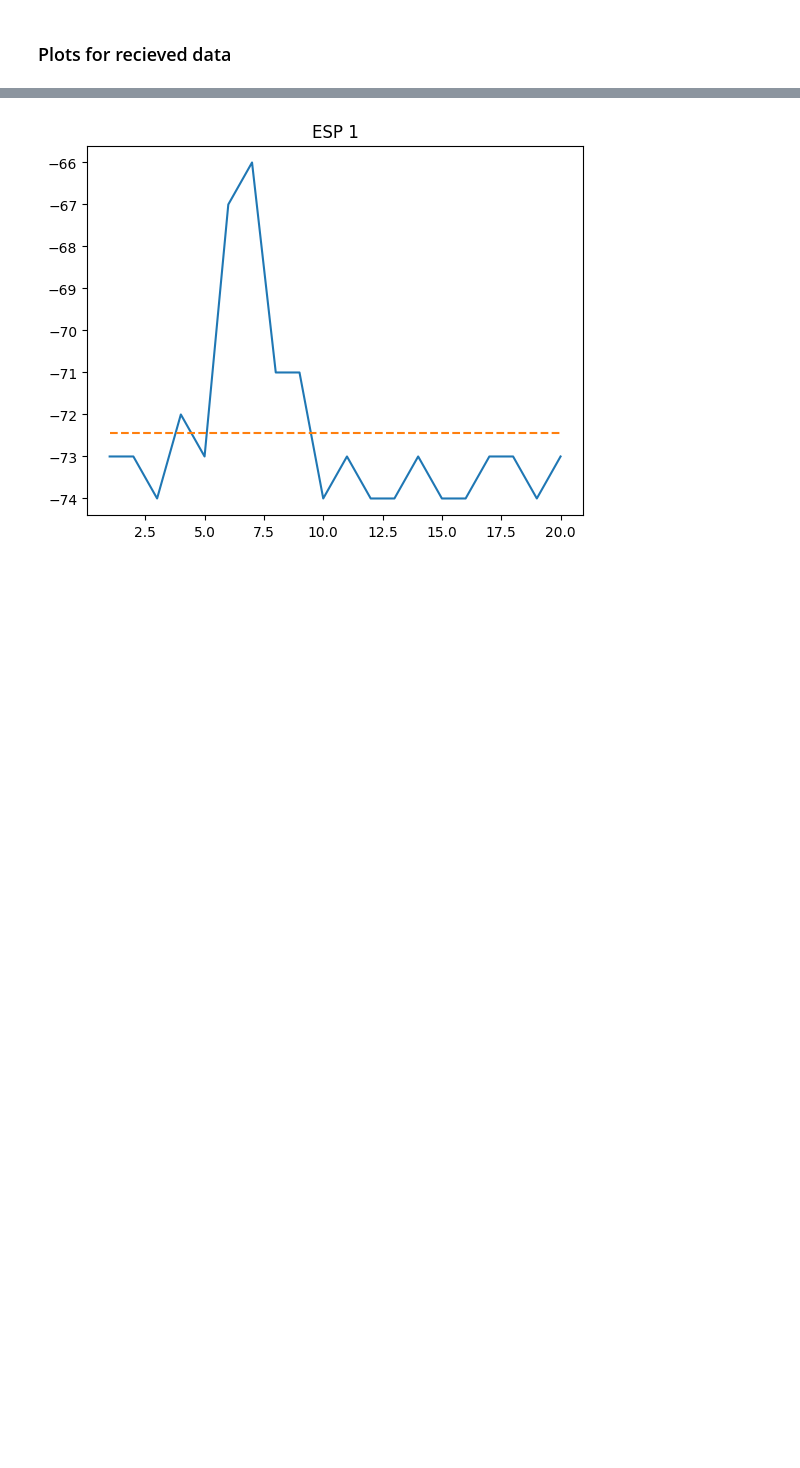
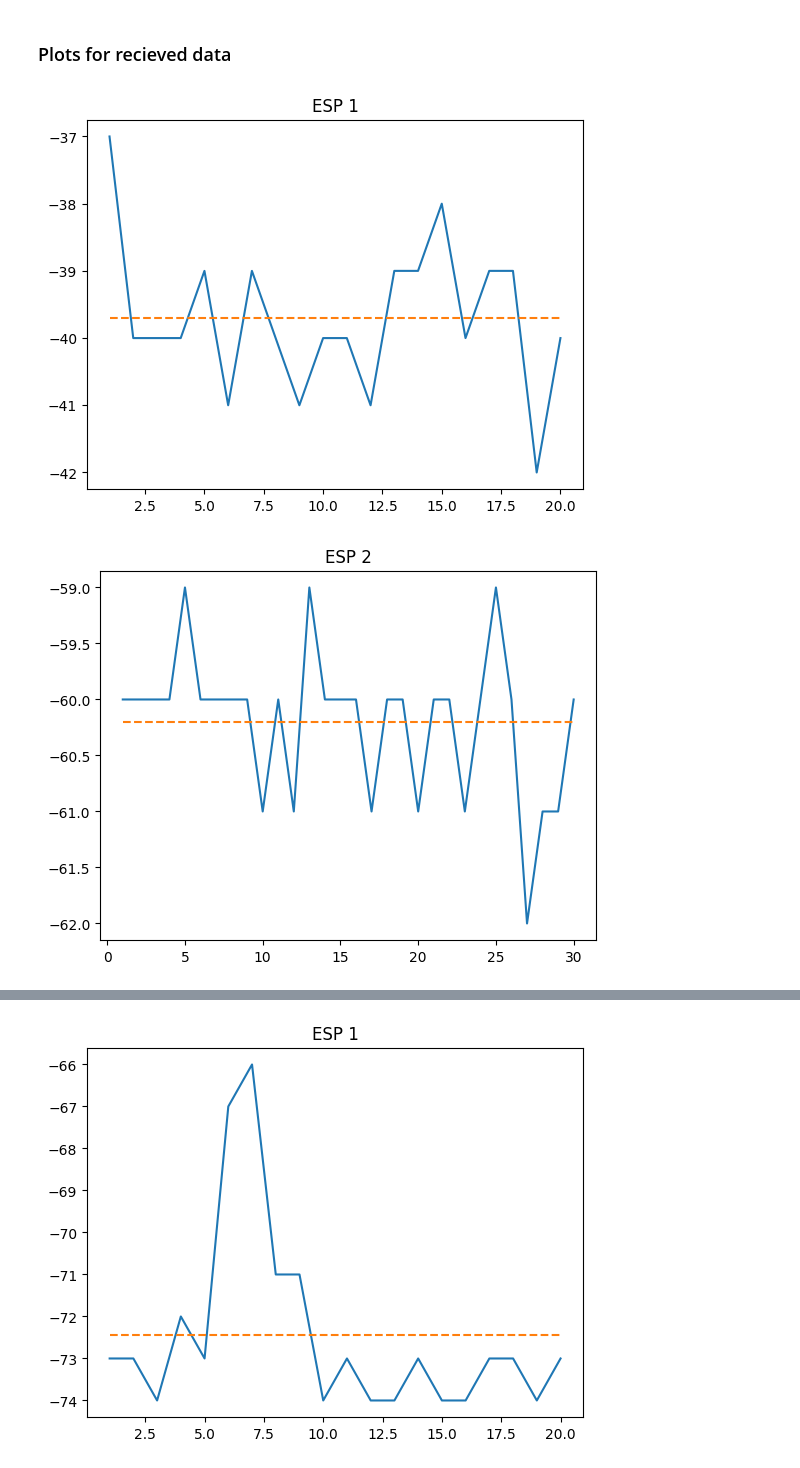
Before and after one commit to MinorOrg/MQTT-pi-subscriber, a Jupyter notebook: dataparse.ipynb, the cells around one changed output, grey strips where cells are left out. Saved outputs shown, nothing was run; the diff lists cells and outputs as text; code cells hidden in the pictures; blank space fills up the shorter version.

Commit message:
graphs

```diff
--- a/dataparse.ipynb
+++ b/dataparse.ipynb
@@ -314,3 +314,8 @@ def plotrecieved(distance):
     plt.plot(x_axis, y_avg, "--")
     plt.title("ESP 3")
     plt.show()
+# %%
+plotrecieved("0.22x3.3x3.38")
+# %% [output]
+[figure, added]
+[figure, added]
```
Also changed, not shown: parts of 10 cells of this notebook, 9 other files.
